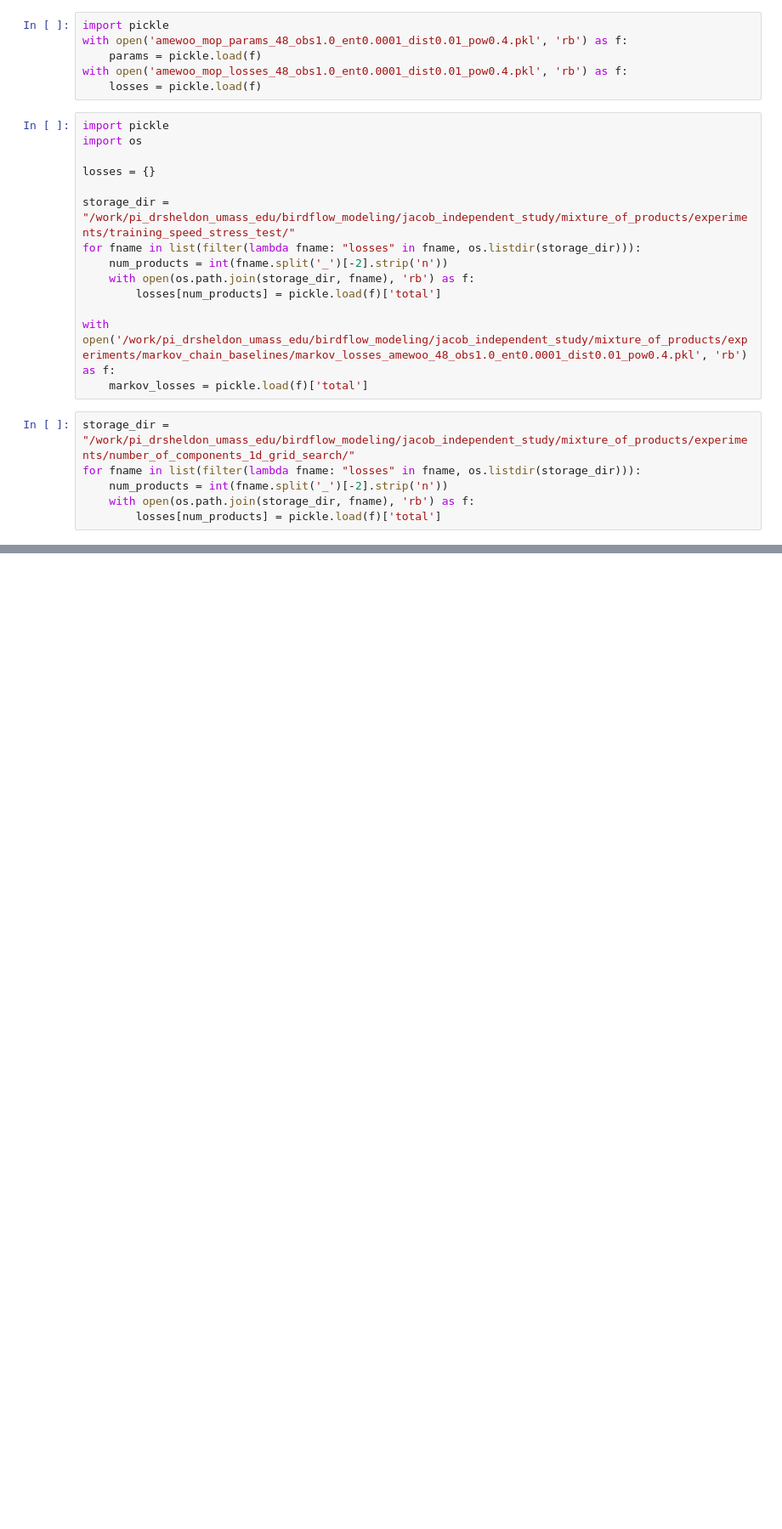
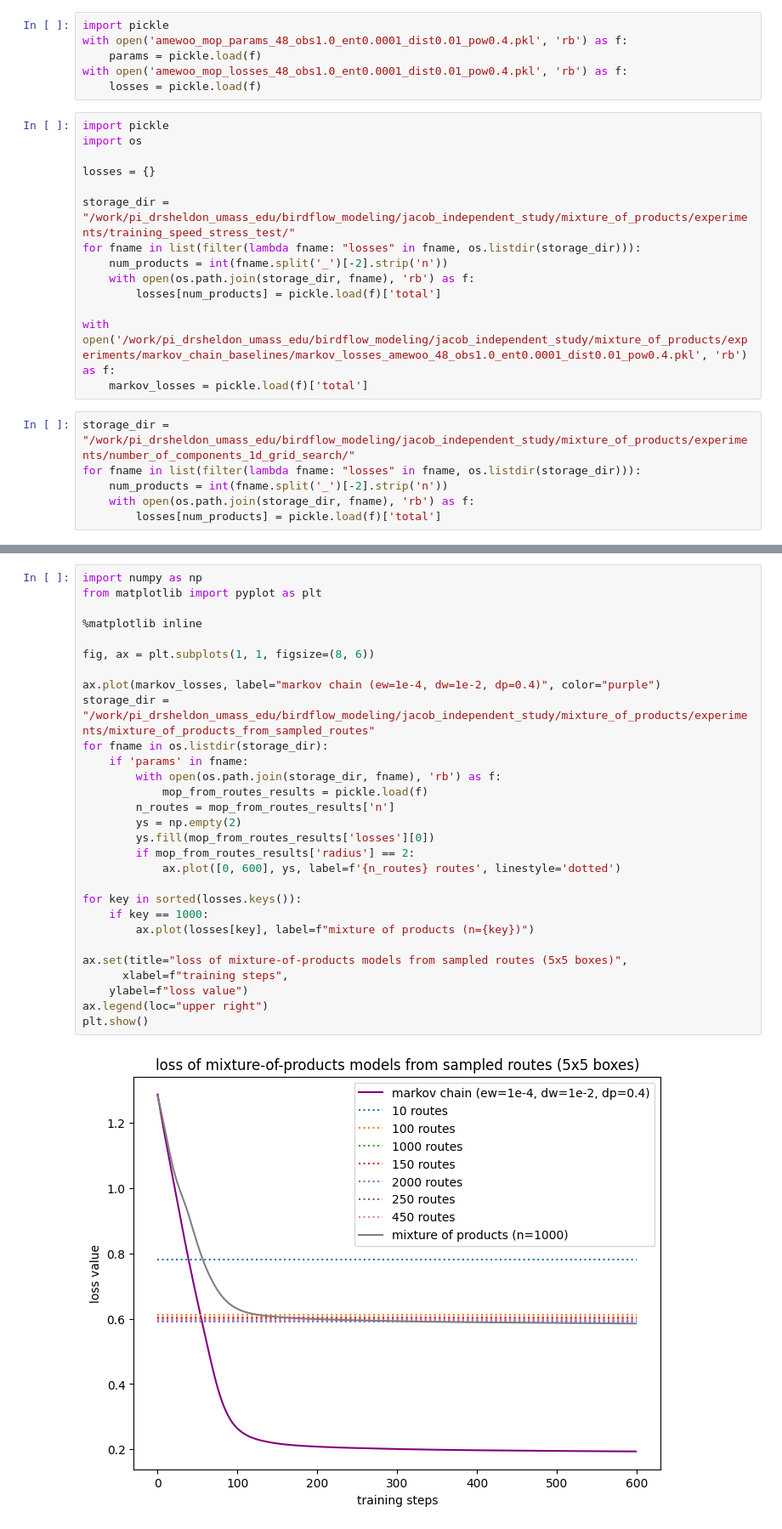
Before and after one commit to jacobe90/birdflow_mixture_of_products, a Jupyter notebook: visualizations.ipynb, the cells around one changed output, grey strips where cells are left out. Shown at 85% size. Cells and saved outputs as stored; diff of their text form; blank space fills up the shorter version.

Commit message:
initial runs of mixture-of-products from sampled routes experiment

```diff
--- a/visualizations.ipynb
+++ b/visualizations.ipynb
@@ -49,0 +50,31 @@ plt.show()
+# %%
+import numpy as np
+from matplotlib import pyplot as plt
+
+%matplotlib inline
+
+fig, ax = plt.subplots(1, 1, figsize=(8, 6))
+
+ax.plot(markov_losses, label="markov chain (ew=1e-4, dw=1e-2, dp=0.4)", color="purple")
+storage_dir = "/work/pi_drsheldon_umass_edu/birdflow_modeling/jacob_independent_study/mixture_of_products/experiments/mixture_of_products_from_sampled_routes"
+for fname in os.listdir(storage_dir):
+    if 'params' in fname:
+        with open(os.path.join(storage_dir, fname), 'rb') as f:
+            mop_from_routes_results = pickle.load(f)
+        n_routes = mop_from_routes_results['n']
+        ys = np.empty(2)
+        ys.fill(mop_from_routes_results['losses'][0])
+        if mop_from_routes_results['radius'] == 2:
+            ax.plot([0, 600], ys, label=f'{n_routes} routes', linestyle='dotted')
+
+for key in sorted(losses.keys()):
+    if key == 1000:
+        ax.plot(losses[key], label=f"mixture of products (n={key})")
+
+ax.set(title="loss of mixture-of-products models from sampled routes (5x5 boxes)",
+      xlabel=f"training steps",
+    ylabel=f"loss value")
+ax.legend(loc="upper right")
+plt.show()
+# %% [output]
+[figure, added]
```
Also changed, not shown: parts of 2 cells of this notebook, 3 other files.
